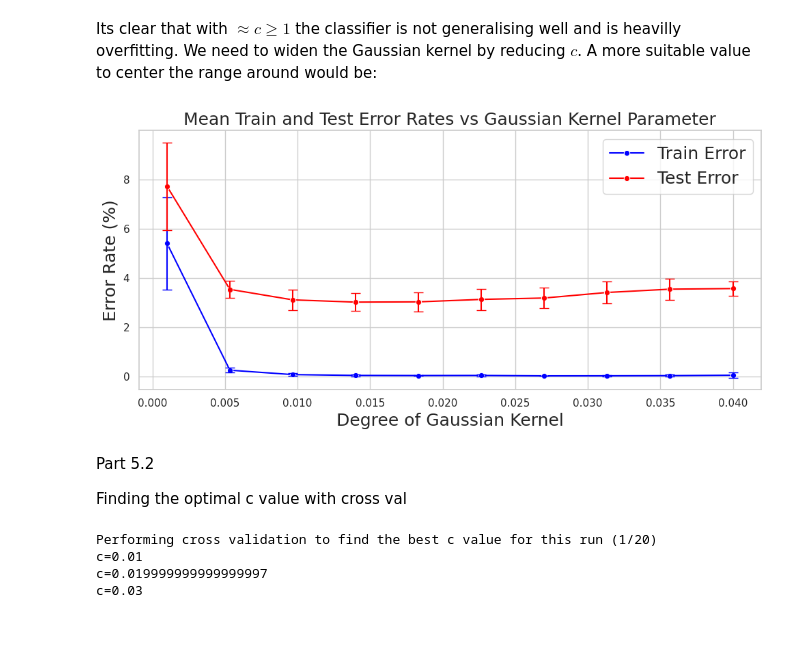
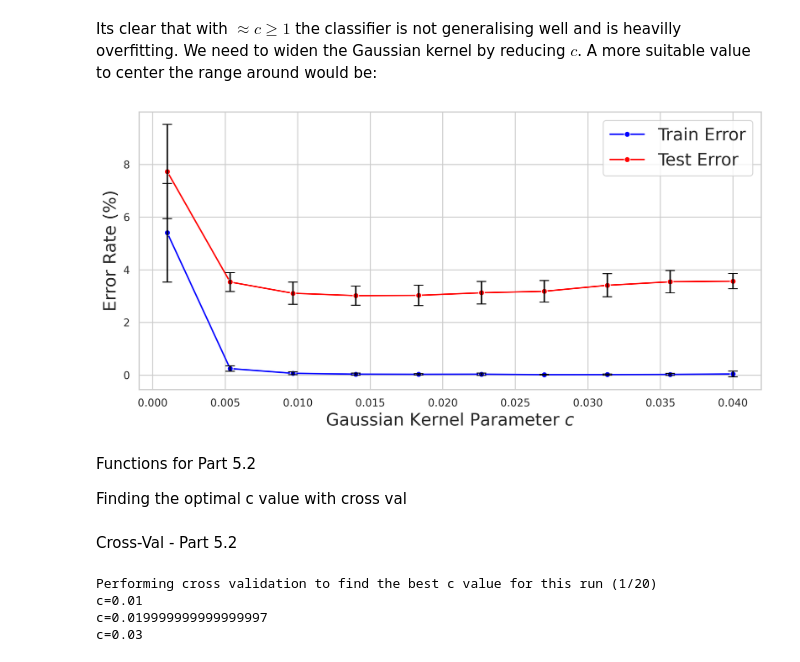
Before and after one commit to marcali/Supervised_Learning_CW2, a Jupyter notebook: SL_CW_2_Planning_PartIII.ipynb, the cells around one changed output. Saved outputs shown, nothing was run; the diff lists cells and outputs as text; code cells hidden in the pictures; blank space fills up the shorter version.

Commit message:
Slightly updated Results

```diff
--- a/SL_CW_2_Planning_PartIII.ipynb
+++ b/SL_CW_2_Planning_PartIII.ipynb
@@ -1101,7 +1106,7 @@ df_results_gaussian.reset_index(inplace=True)
 csv_file_path = "kernel_perceptron_results_5_Gaussian_kernel_repeat_of_part_1.csv"
 df_results_gaussian.to_csv(csv_file_path, index=False)
 # %%
-df_results = pd.read_csv("kernel_perceptron_results_5_Gaussian_kernel_repeat_of_part_1.csv")
+df_results = pd.read_csv("kernel_perceptron_results_5_1.csv")
 
 
 # Convert error rates to percentages
@@ -1109,37 +1114,37 @@ df_results['Mean Train Error'] *= 100
 df_results['Mean Test Error'] *= 100
 df_results['Std Train Error'] *= 100
 df_results['Std Test Error'] *= 100
 
 
 sns.set(style="whitegrid")
 
-plt.figure(figsize=(10, 5),dpi=100)
+plt.figure(figsize=(10, 5),dpi=300)
 
 # Plotting mean train error rates
 sns.lineplot(x='index', y='Mean Train Error', data=df_results,
              label='Train Error', marker='o', color='blue')
 
 # Add error bars for train error
 plt.errorbar(df_results['index'], df_results['Mean Train Error'],
-             yerr=df_results['Std Train Error'], fmt='none', capsize=5, color='blue')
+             yerr=df_results['Std Train Error'], fmt='none', capsize=5, color='black')
 
 # Plot mean test error rates
 sns.lineplot(x='index', y='Mean Test Error', data=df_results,
              label='Test Error', marker='o', color='red')
 
 # Add error bars for test error
 plt.errorbar(df_results['index'], df_results['Mean Test Error'],
-             yerr=df_results['Std Test Error'], fmt='none', capsize=5, color='red')
+             yerr=df_results['Std Test Error'], fmt='none', capsize=5, color='black')
 
 
-plt.title('Mean Train and Test Error Rates vs Gaussian Kernel Parameter',fontsize=18)
-plt.xlabel('Degree of Gaussian Kernel',fontsize=18)
+#plt.title('Mean Train and Test Error Rates vs Gaussian Kernel Parameter',fontsize=18)
+plt.xlabel('Gaussian Kernel Parameter $c$',fontsize=18)
 plt.ylabel('Error Rate (%)',fontsize=18)
 plt.legend(fontsize=18)
 plt.tight_layout()
 
 # Show the plot
 plt.show()
 # %% [output]
-[figure, old version]
+[figure, new version]
 # %%
@@ -1147,5 +1152,5 @@ plt.show()
 # %% [markdown]
-Part 5.2
+Functions for Part 5.2
 
 Finding the optimal c value with cross val
 # %%
@@ -1215,6 +1220,8 @@ def cross_validate_and_train_c_values(zipcombo_data, c_values,kernel_function, n
     std_best_c = np.std(best_c_values)
 
     return mean_test_error, std_test_error, mean_best_c, std_best_c
+# %% [markdown]
+Cross-Val - Part 5.2
 # %%
 c_values = np.linspace(0.01,0.03,3)
 mean_test_error, std_test_error, mean_best_c, std_best_c = cross_validate_and_train_c_values(
```
Also changed, not shown: parts of 16 cells of this notebook, 27 other files.
